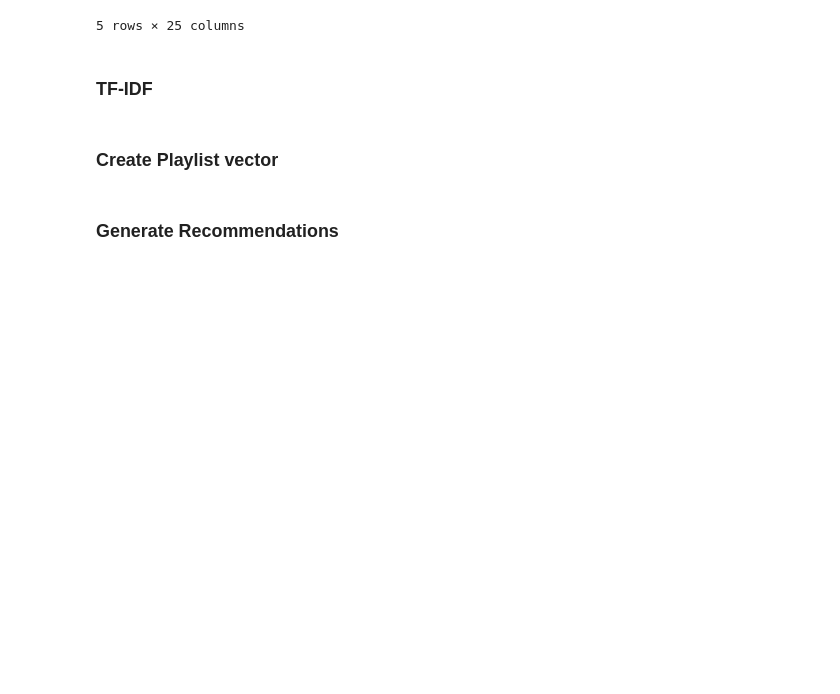
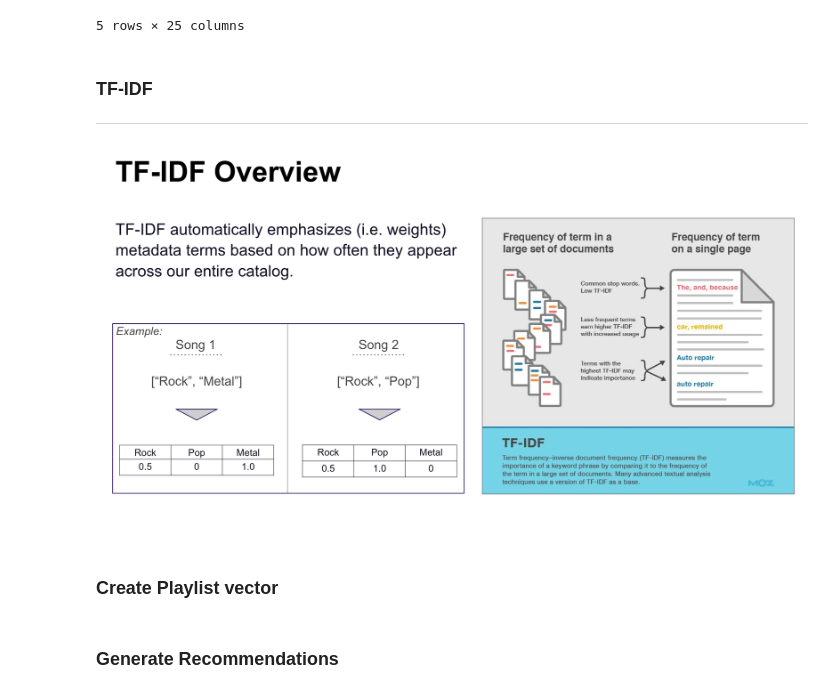
Before and after one commit to Josiah-Jovido/Astrooonat, a Jupyter notebook: Notebooks/Notebook_2.ipynb, the cells around one changed output. Saved outputs shown, nothing was run; the diff lists cells and outputs as text; code cells hidden in the pictures; blank space fills up the shorter version.

```diff
--- a/Notebooks/Notebook_2.ipynb
+++ b/Notebooks/Notebook_2.ipynb
@@ -242,6 +242,11 @@ def ohe_prep(df, column, new_name):
     return tf_df
 # %% [markdown]
 ### TF-IDF
+# %%
+from IPython.display import Image
+Image("/Users/HP15/Documents/Astrooonat/Notebooks/Images/tfidf_4.png")
+# %% [output]
+[figure, added]
 # %%
 #function to build entire feature set
 def create_feature_set(df, float_cols):
```
Also changed, not shown: parts of 1 cell of this notebook.
